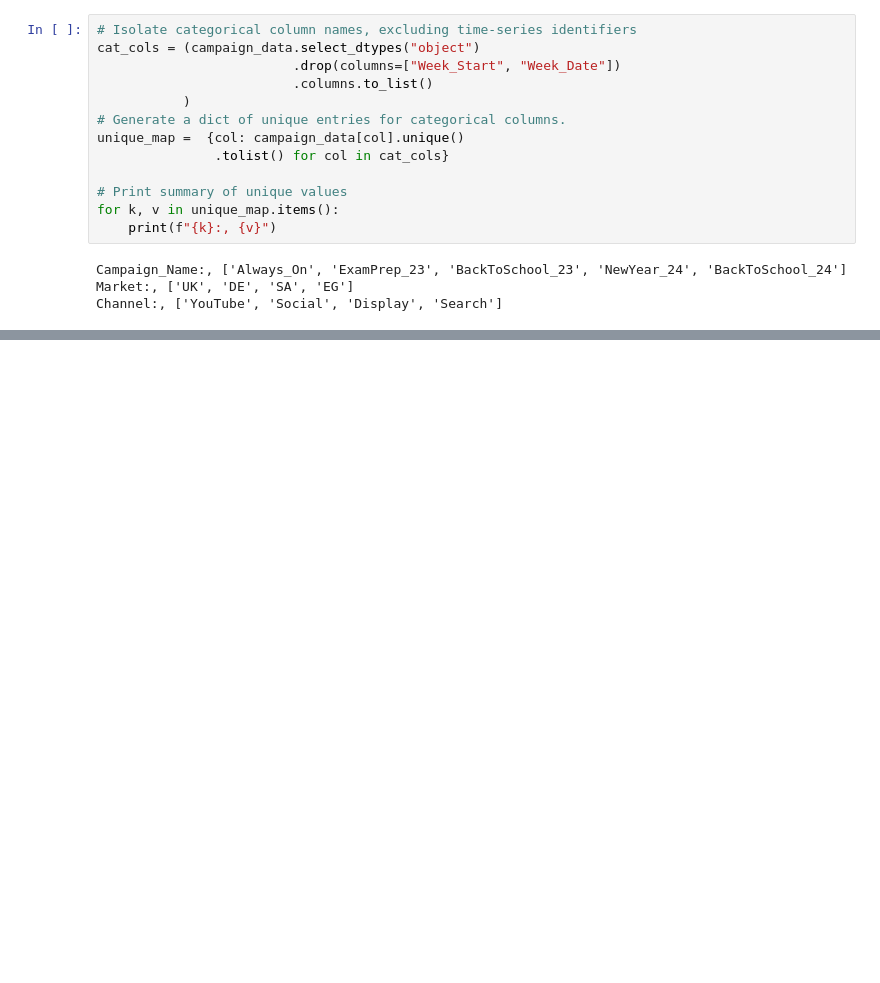
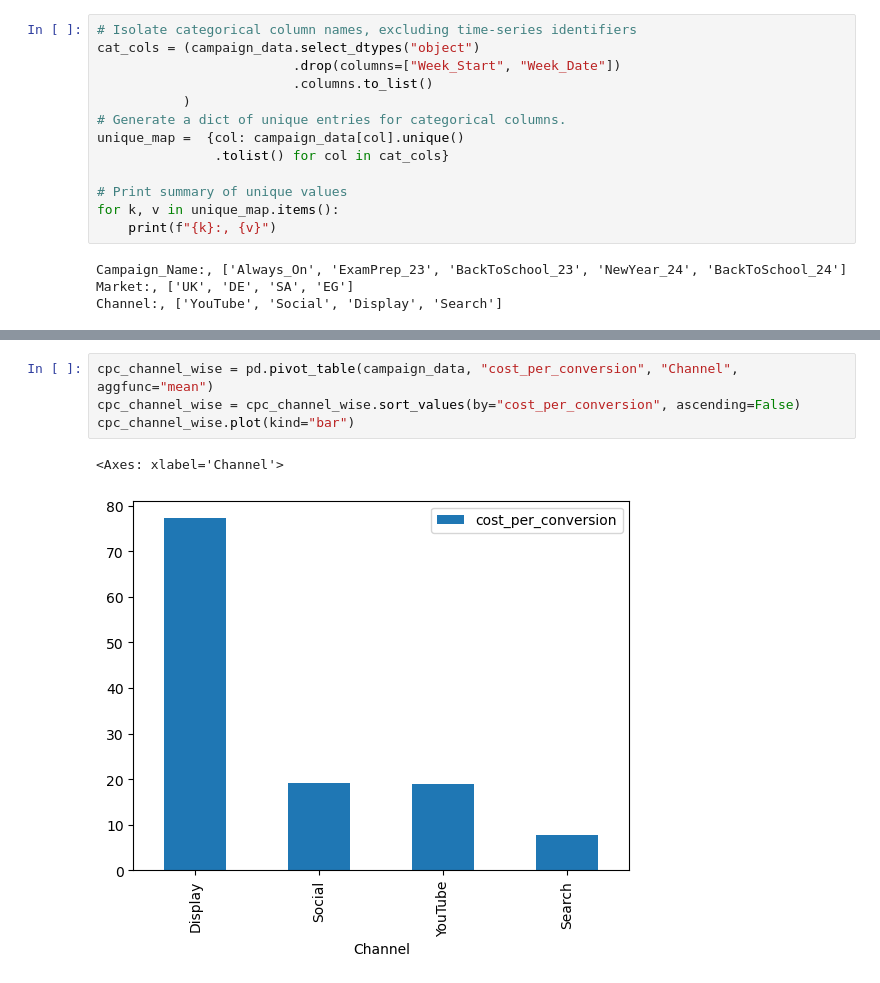
Before and after one commit to winniechebet/DigData-X-Google-GeminiPro-Marketing-Campaign-Analysis, a Jupyter notebook: campaign_data_inspection.ipynb, the cells around one changed output, grey strips where cells are left out. Saved outputs shown, nothing was run; the diff lists cells and outputs as text; blank space fills up the shorter version.

```diff
--- a/campaign_data_inspection.ipynb
+++ b/campaign_data_inspection.ipynb
@@ -67,0 +146,7 @@ Name: count, dtype: int64
+# %%
+cpc_channel_wise = pd.pivot_table(campaign_data, "cost_per_conversion", "Channel", aggfunc="mean")
+cpc_channel_wise = cpc_channel_wise.sort_values(by="cost_per_conversion", ascending=False)
+cpc_channel_wise.plot(kind="bar")
+# %% [output]
+<Axes: xlabel='Channel'>
+[figure, added]
```
Also changed, not shown: parts of 38 cells of this notebook.
